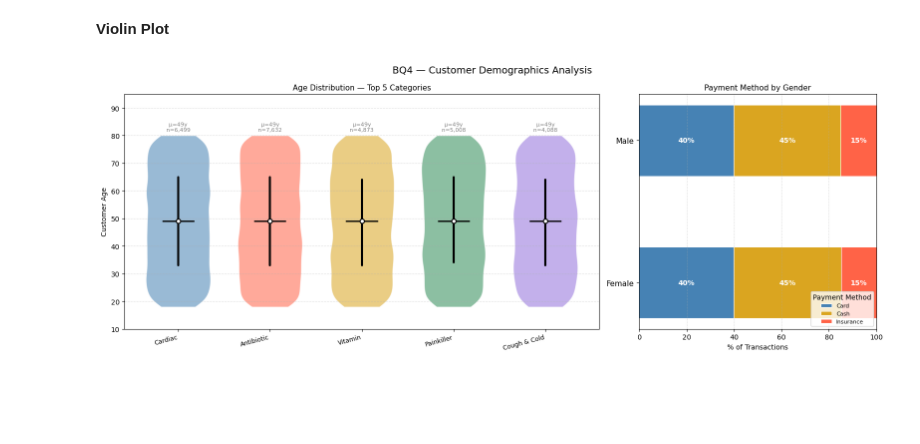
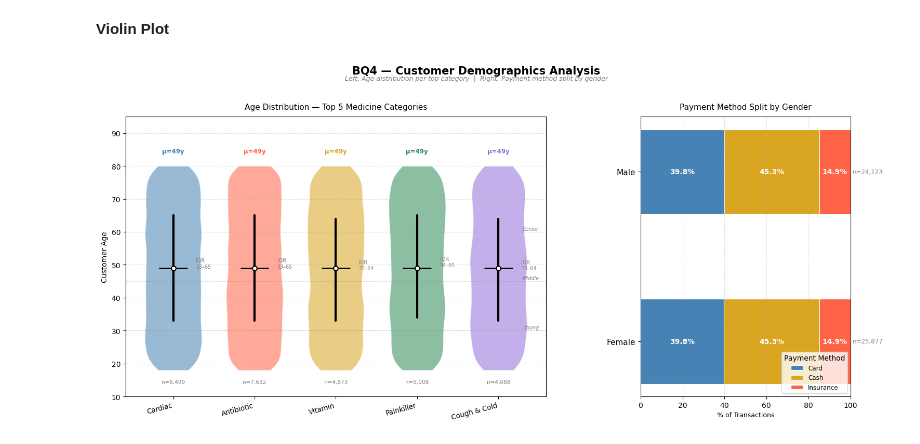
Before and after one commit to arjjunck/medical_data_sales, a Jupyter notebook: Medical_Sales/medical_sales.ipynb, the cells around one changed output. Drawn from its saved outputs; the diff is of its cells as text; code cells hidden in the pictures; blank space fills up the shorter version.

```diff
--- a/Medical_Sales/medical_sales.ipynb
+++ b/Medical_Sales/medical_sales.ipynb
@@ -679,11 +783,17 @@ sales_cleaned5 = sales_cleaned[sales_cleaned["Medicine_Category"].isin(top5)] #
 # %%
 colors = ["steelblue", "tomato", "goldenrod","seagreen", "mediumpurple"]
 # %%
-fig, (ax1, ax2) = plt.subplots(1, 2, figsize=(16, 6),gridspec_kw={"width_ratios": [2, 1]})
+#layout
+
+fig = plt.figure(figsize=(18, 7))
+gs  = gridspec.GridSpec(1, 2, width_ratios=[2, 1],wspace=0.3)
+ax1 = fig.add_subplot(gs[0])
+ax2 = fig.add_subplot(gs[1])
 
 #left panel
 age_data = [sales_cleaned[sales_cleaned["Medicine_Category"] == cat]["Customer_Age"].values for cat in top5]
 parts = ax1.violinplot(age_data,positions=range(len(top5)),widths=0.7,showmedians=True,showextrema=False)
+
 #setting color for each violin
 for i, (pc, color) in enumerate(zip(parts["bodies"], colors)):
     pc.set_facecolor(color)
@@ -702,52 +812,91 @@ for i, (cat, color) in enumerate(zip(top5, colors)):
     ax1.plot([i, i], [q1, q3], color="black",linewidth=3, solid_capstyle="round")
     ax1.scatter([i], [med], color="white", s=40,zorder=5, edgecolors="black", linewidths=1.5)
 
-    # Mean label
-    ax1.text(i, ages.max() + 1.5,f"μ={ages.mean():.0f}y\nn={len(ages):,}",ha="center", fontsize=8, color="grey")
+    ax1.text(i, ages.max() + 4,
+             f"μ={ages.mean():.0f}y",
+             ha="center", fontsize=8.5,
+             color=color, fontweight="bold")
+
+
+    ax1.text(i, ages.min() - 4,
+             f"n={len(ages):,}",
+             ha="center", fontsize=7.5, color="grey")
+
+
+    ax1.text(i + 0.28, (q1 + q3) / 2,
+             f"IQR\n{q1:.0f}–{q3:.0f}",
+             ha="left", fontsize=7, color="grey")
+
+
 ax1.set_ylim(10, 95)
+
 ax1.set_xticks(range(len(top5)))
-ax1.set_xticklabels(top5, rotation=15, ha="right", fontsize=9)
-ax1.set_ylabel("Customer Age")
-ax1.set_title("Age Distribution — Top 5 Categories", fontsize=11)
+ax1.set_xticklabels(top5, rotation=15, ha="right", fontsize=9.5)
+ax1.set_ylabel("Customer Age", fontsize=10)
+ax1.set_title("Age Distribution — Top 5 Medicine Categories",
+              fontsize=11, pad=10)
 ax1.grid(axis="y", linestyle="--", alpha=0.4)
+
+
+for age, label in [(30, "Young"), (45, "Middle"),
+                   (60, "Senior")]:
+    ax1.axhline(age, color="grey", linewidth=0.8,
+                linestyle=":", alpha=0.5)
+    ax1.text(len(top5) - 0.5, age + 0.5,
+             label, fontsize=7, color="grey",
+             style="italic", ha="right")
 
 
 gp = (sales_cleaned.groupby(["Customer_Gender", "Payment_Method"])
         .size()
         .unstack("Payment_Method")
         .fillna(0))
 gp_pct = gp.div(gp.sum(axis=1), axis=0) * 100
 
 pay_colors = ["steelblue", "goldenrod", "tomato"]
 bottom = np.zeros(len(gp_pct))
 
 for col, color in zip(gp_pct.columns, pay_colors):
     bars = ax2.barh(gp_pct.index, gp_pct[col],
                     left=bottom, color=color,
                     label=col, height=0.5,
                     edgecolor="white", linewidth=0.8)
-
-    # Add % labels inside bars
     for bar, bv in zip(bars, bottom):
         w = bar.get_width()
         if w > 5:
             ax2.text(bv + w / 2,
                      bar.get_y() + bar.get_height() / 2,
-                     f"{w:.0f}%", ha="center", va="center",
+                     f"{w:.1f}%",
+                     ha="center", va="center",
                      fontsize=10, color="white",
                      fontweight="bold")
     bottom += gp_pct[col].values
 
 ax2.set_xlim(0, 100)
-ax2.set_xlabel("% of Transactions")
-ax2.set_title("Payment Method by Gender", fontsize=11)
-ax2.legend(title="Payment Method", fontsize=8,
-           loc="lower right")
+ax2.set_xlabel("% of Transactions", fontsize=9)
+ax2.set_title("Payment Method Split by Gender",
+              fontsize=11, pad=10)
+ax2.legend(title="Payment Method", fontsize=8.5,
+           loc="lower right", framealpha=0.8)
 ax2.grid(axis="x", linestyle="--", alpha=0.4)
 ax2.tick_params(axis="y", labelsize=11)
 
-plt.suptitle("BQ4 — Customer Demographics Analysis", fontsize=14)
-plt.tight_layout()
+
+for i, gender in enumerate(gp_pct.index):
+    total = int(gp.loc[gender].sum())
+    ax2.text(101, i, f"n={total:,}",
+             va="center", fontsize=8.5, color="grey")
+
+
+fig.suptitle("BQ4 — Customer Demographics Analysis",
+             fontsize=15, fontweight="bold", y=1.02)
+fig.text(0.5, 0.98,
+         "Left: Age distribution per top category  "
+         "|  Right: Payment method split by gender",
+         ha="center", fontsize=9,
+         color="grey", style="italic")
+
+plt.savefig("BQ4_stage3.png", dpi=150, bbox_inches="tight")
 plt.show()
 # %% [output]
-[figure, old version]
+[figure, new version]
```
Also changed, not shown: parts of 12 cells of this notebook, 2 other files.
